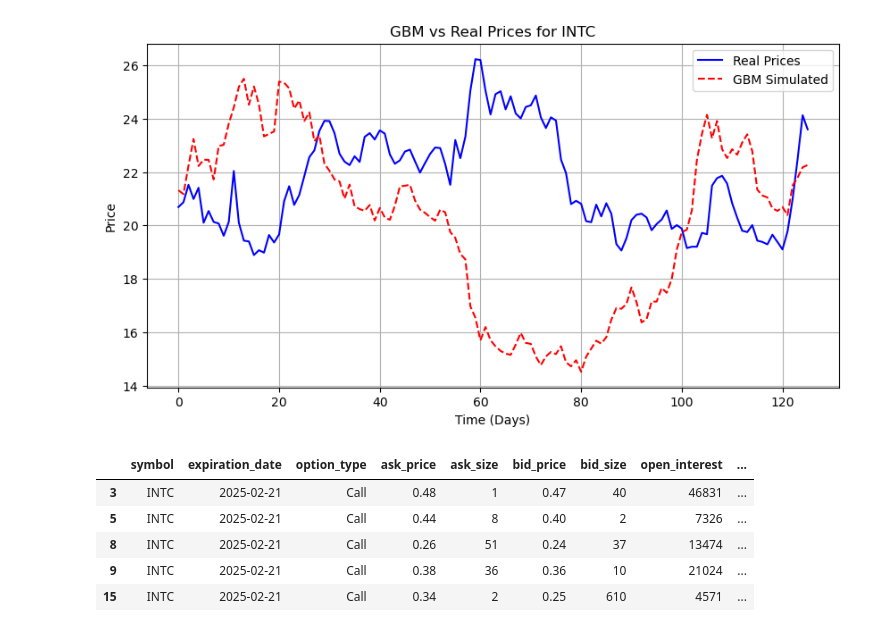
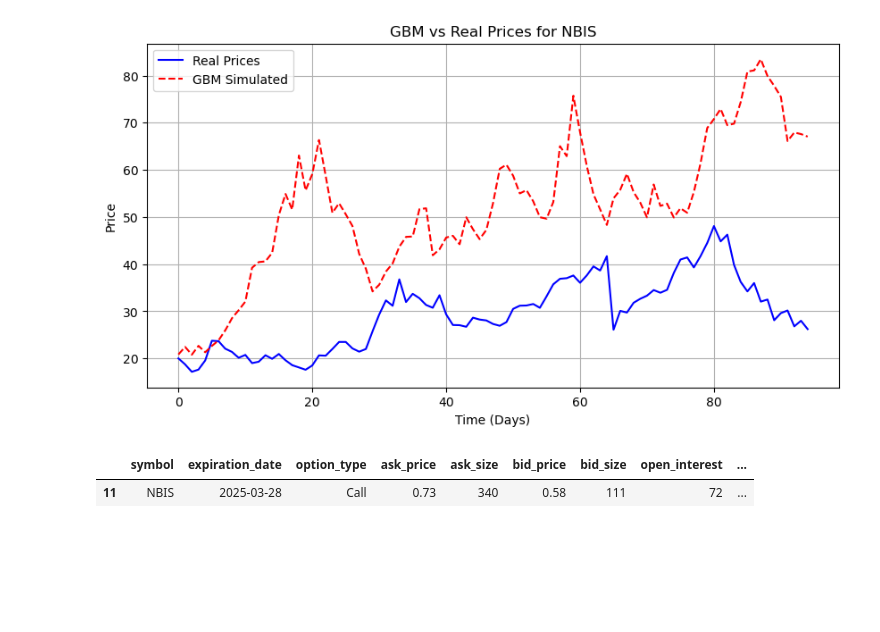
Before and after one commit to rflatley441/WheelTrader, a Jupyter notebook: CC.ipynb, the cells around one changed output. Saved outputs shown, nothing was run; the diff lists cells and outputs as text; code cells hidden in the pictures; blank space fills up the shorter version.

```diff
--- a/CC.ipynb
+++ b/CC.ipynb
@@ -272,14 +272,10 @@ def fit_garch(symbol, period):
 
     return weighted_volatility
 # %%
-contracts = audit_calls(ticker="INTC", expiration_date=datetime(year=2025, month=2, day=21), cost_basis=21.3)
+contracts = audit_calls(ticker="NBIS", expiration_date=datetime(year=2025, month=3, day=28), cost_basis=37.3)
 
 display(contracts)
 # %% [output]
-[figure, old version]
+[figure, new version]
 |  | symbol | expiration_date | option_type | ask_price | ask_size | bid_price | bid_size | open_interest | ... |
-| 3 | INTC | 2025-02-21 | Call | 0.48 | 1 | 0.47 | 40 | 46831 | ... |
-| 5 | INTC | 2025-02-21 | Call | 0.44 | 8 | 0.40 | 2 | 7326 | ... |
-| 8 | INTC | 2025-02-21 | Call | 0.26 | 51 | 0.24 | 37 | 13474 | ... |
-| 9 | INTC | 2025-02-21 | Call | 0.38 | 36 | 0.36 | 10 | 21024 | ... |
-| 15 | INTC | 2025-02-21 | Call | 0.34 | 2 | 0.25 | 610 | 4571 | ... |
+| 11 | NBIS | 2025-03-28 | Call | 0.73 | 340 | 0.58 | 111 | 72 | ... |
```
Also changed, not shown: 3 other files.
